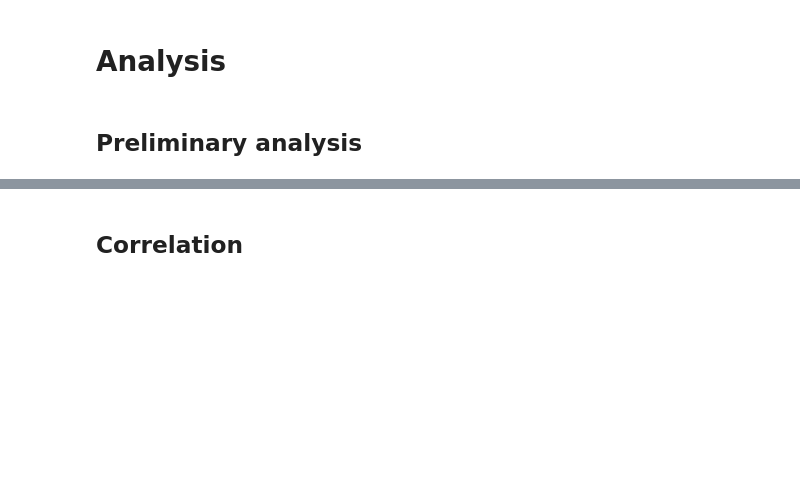
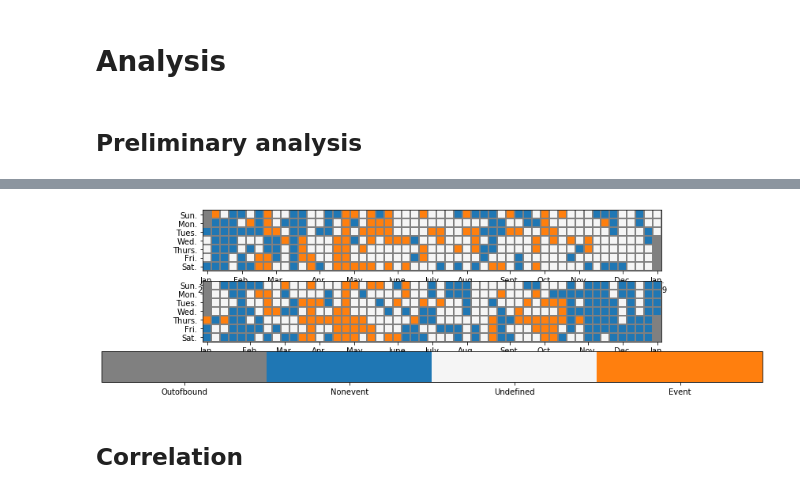
Before and after one commit to vietle94/NPF-smearII, a Jupyter notebook: Project.ipynb, the cells around one changed output, grey strips where cells are left out. Cells and saved outputs as stored; diff of their text form; code cells hidden in the pictures; blank space fills up the shorter version.

Commit message:
calendar heatmapv1

```diff
--- a/Project.ipynb
+++ b/Project.ipynb
@@ -349,18 +349,19 @@ fig.subplots_adjust(left=None, bottom=0.1, right=None, top=None, wspace=None, hs
 # %% [markdown]
 #### Calculate hourly data
 # %%
+event = event.set_index('Time')
 condense_hourly = condense_processed.groupby([condense_processed["Time"].dt.date,condense_processed["Time"].dt.hour]).mean()
 df_hourly = df_processed.groupby([df_processed["Time"].dt.date,df_processed["Time"].dt.hour]).mean()
 combined_hourly = condense_hourly.join(df_hourly)
 combined_hourly.index.rename(['Time', 'Hour'], inplace = True)
-combined_hourly = event.set_index('Time').join(combined_hourly)
+combined_hourly =event.join(combined_hourly)
 # %% [markdown]
 #### Calculate daily data
 # %%
 condense_daily = condense_processed.groupby([condense_processed["Time"].dt.date]).mean()
 df_daily = df_processed.groupby([df_processed["Time"].dt.date]).mean()
 
-combined_daily = event.set_index('Time').join(condense_daily).join(df_daily)
+combined_daily = event.join(condense_daily).join(df_daily)
 # %% [markdown]
 #### Add proxy
 # %% [markdown]
@@ -372,10 +373,3 @@ combined_hourly['proxy'] = combined_hourly['SO2168'] * combined_hourly['UV_B'] *
 # Analysis
 # %% [markdown]
 ## Preliminary analysis
-# %%
-fig, ax = plt.subplots(event.shape[1]-1, figsize = (15, 15))
-fig.subplots_adjust(left=None, bottom=None, right=None, top=None, wspace=None, hspace=0.25)
-for i, value in enumerate([col for col in event.columns if col != 'Time']):
-    ax[i].scatter(event[event[value] ==1]["Time"], event[event[value] ==1][value], c = "r")
-    ax[i].scatter(event[event[value] ==0]["Time"], event[event[value] ==0][value], c = "green")
-    ax[i].set_title(value)
@@ -385,3 +376,59 @@ TypeError: 'AxesSubplot' object is not subscriptable
+# %%
+from matplotlib import colors
+# Make dataframe for the calendar plot
+value_to_int = {j:i+1 for i,j in enumerate(pd.unique(event.values.ravel()))}
+event_cal = event.replace(value_to_int)
+cal = {'2008': event_cal[event_cal.index.year == 2008], '2009': event_cal[event_cal.index.year == 2009]}
+# Define Ticks
+DAYS = ['Sun.', 'Mon.', 'Tues.', 'Wed.', 'Thurs.', 'Fri.', 'Sat.']
+MONTHS = ['Jan.', 'Feb.', 'Mar.', 'Apr.', 'May', 'June', 'July', 'Aug.', 'Sept.', 'Oct.', 'Nov.', 'Dec.']
+
+fig, ax = plt.subplots(2, 1, figsize = (15,4),gridspec_kw={"height_ratios": [1,1,0.5]})
+for i, val in enumerate(['2008', '2009']):
+    start = cal.get(val).index.min()
+    end = cal.get(val).index.max()
+    start_sun = start - np.timedelta64((start.dayofweek + 1) % 7, 'D')
+    end_sun =  end + np.timedelta64(7 - end.dayofweek -1, 'D')
+
+    num_weeks = (end_sun - start_sun).days // 7
+    heatmap = np.zeros((7, num_weeks))
+    ticks = {}
+    y = np.arange(8) - 0.5
+    x = np.arange(num_weeks + 1) - 0.5
+    for week in range(num_weeks):
+        for day in range(7):
+            date = start_sun + np.timedelta64(7 * week + day, 'D')
+            if date.day == 1:
+                ticks[week] = MONTHS[date.month - 1]
+            if date.dayofyear == 1:
+                ticks[week] += f'\n{date.year}'
+            if start <= date < end:
+                heatmap[day, week] = cal.get(val).loc[date, 'Event_category']
+
+    cmap = colors.ListedColormap(['gray', 'tab:blue', 'whitesmoke', 'tab:orange'])
+    mesh = ax[i].pcolormesh(x, y, heatmap, cmap = cmap, edgecolors = 'grey')
+
+    ax[i].invert_yaxis()
+
+    # Set the ticks.
+    ax[i].set_xticks(list(ticks.keys()))
+    ax[i].set_xticklabels(list(ticks.values()))
+    ax[i].set_yticks(np.arange(7))
+    ax[i].set_yticklabels(DAYS)
+    ax[i].set_ylim(6.5,-0.5)
+    ax[i].set_aspect('equal')
+
+fig.subplots_adjust(right=0.8)
+cbar_ax = fig.add_axes([0.85, 0.15, 0.05, 0.7])
+fig.colorbar(im, cax=cbar_ax)
+fig.colorbar(mesh, orientation="horizontal", pad=0.2, cax = cbar_ax)
+n = len(value_to_int) +1
+colorbar = ax[1].collections[0].colorbar
+r = colorbar.vmax - colorbar.vmin
+colorbar.set_ticks([colorbar.vmin + r / n * (0.5 + i) for i in range(n)])
+colorbar.set_ticklabels(['Outofbound'] + list(value_to_int.keys()))
+# %% [output]
+[figure, added]
 # %% [markdown]
 ## Correlation
 # %% [markdown]
```
Also changed, not shown: parts of 1 cell of this notebook.
